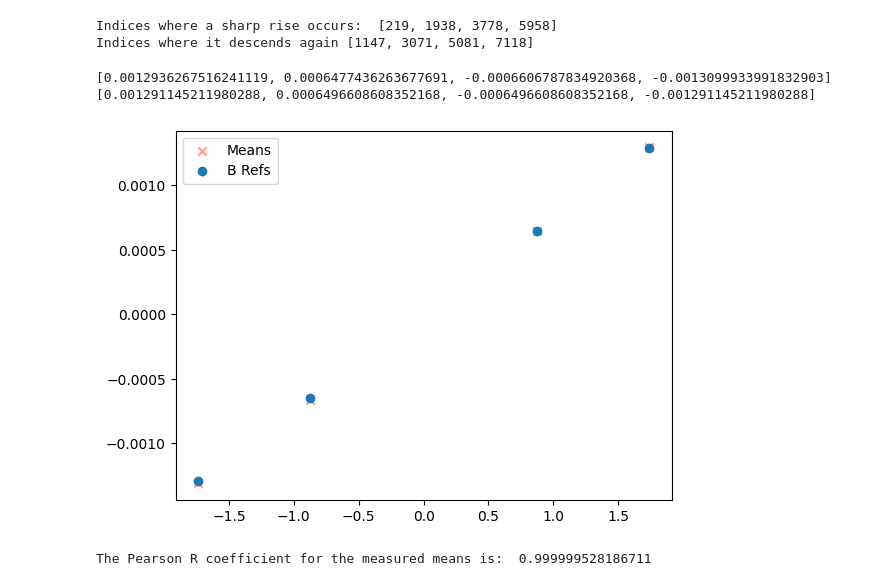
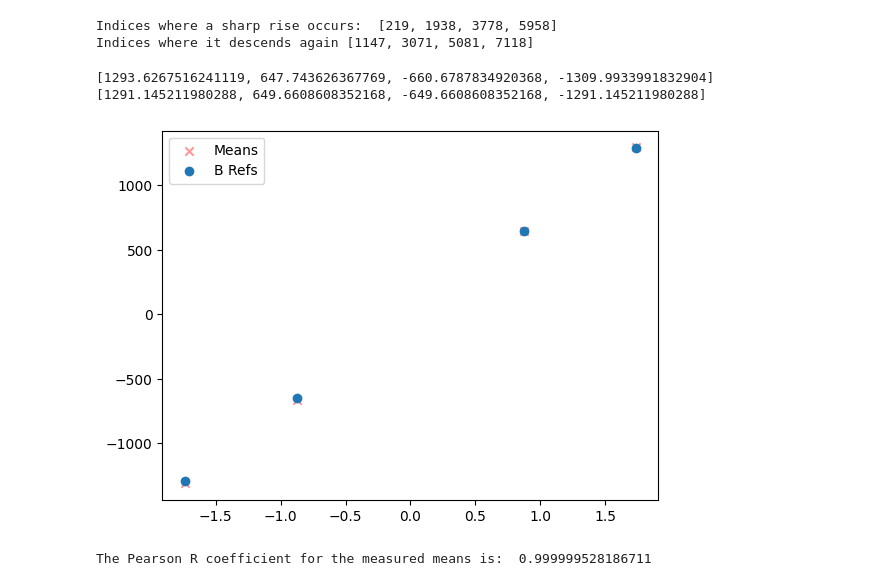
Before and after one commit to rohangirishrao/ssp_fhnw, a Jupyter notebook: project.ipynb, the cells around one changed output. Drawn from its saved outputs; the diff is of its cells as text; code cells hidden in the pictures.

Commit message:
plots updated

```diff
--- a/project.ipynb
+++ b/project.ipynb
@@ -123,35 +138,35 @@ Indices where it descends again [1147, 3071, 5081, 7118]
 # %%
 # Get the mean of measurements for each experiment and add it to a list
 measured_means = []
 for i in range(1,5):
     measured_mean = selected_df[selected_df['Experiment_Index'] == i]['Magnetic Field y (µT)'].mean()
     # measured_mean /= 10^6
     measured_means.append(measured_mean)
 measured_means_in_T= [value / 1000000 for value in measured_means]
-print(measured_means_in_T)
+print(measured_means)
 
 x = [1,2,3,4]
 currents = [1.737, 0.874, -0.874, -1.737]
 
 def B_ref(current):
     mu = 4 * np.pi * 10**(-7)
     N = 124
     R = 0.15
     return mu * (8*current*N) / (np.sqrt(125)*R)
 
 brefs = []
 for i in range(0,4):
-    brefs.append(B_ref(currents[i]))
+    brefs.append(B_ref(currents[i]) * 10**6)
 print(brefs)
 
-plt.scatter(x=currents, y=measured_means_in_T, label='Means', marker='x', alpha=.4, color='red')
+plt.scatter(x=currents, y=measured_means, label='Means', marker='x', alpha=.4, color='red')
 plt.scatter(x=currents, y=brefs, label='B Refs')
 plt.legend()
 plt.show()
 # %% [output]
-[0.0012936267516241119, 0.0006477436263677691, -0.0006606787834920368, -0.0013099933991832903]
-[0.001291145211980288, 0.0006496608608352168, -0.0006496608608352168, -0.001291145211980288]
+[1293.6267516241119, 647.743626367769, -660.6787834920368, -1309.9933991832904]
+[1291.145211980288, 649.6608608352168, -649.6608608352168, -1291.145211980288]
-[figure, old version]
+[figure, new version]
 # %%
 fig = go.Figure()
 
```
Also changed, not shown: parts of 4 cells of this notebook, 8 other files.
